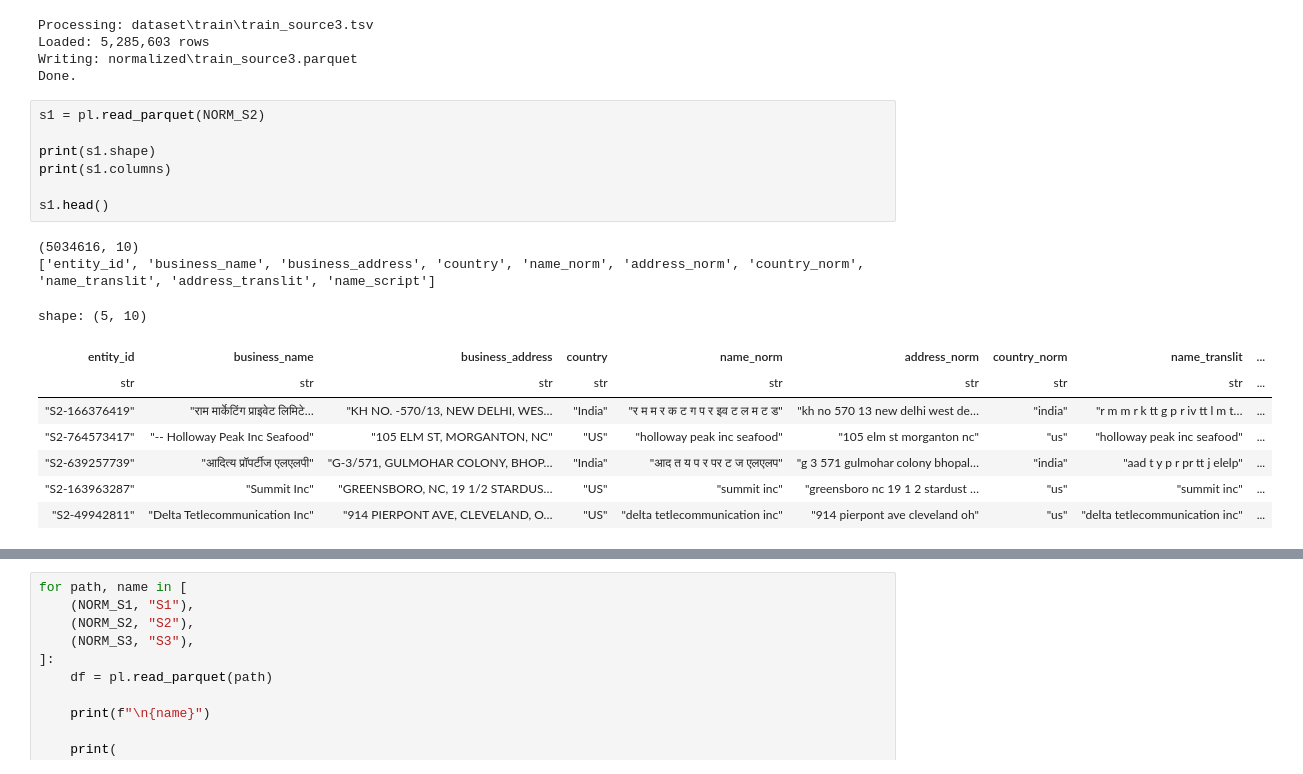
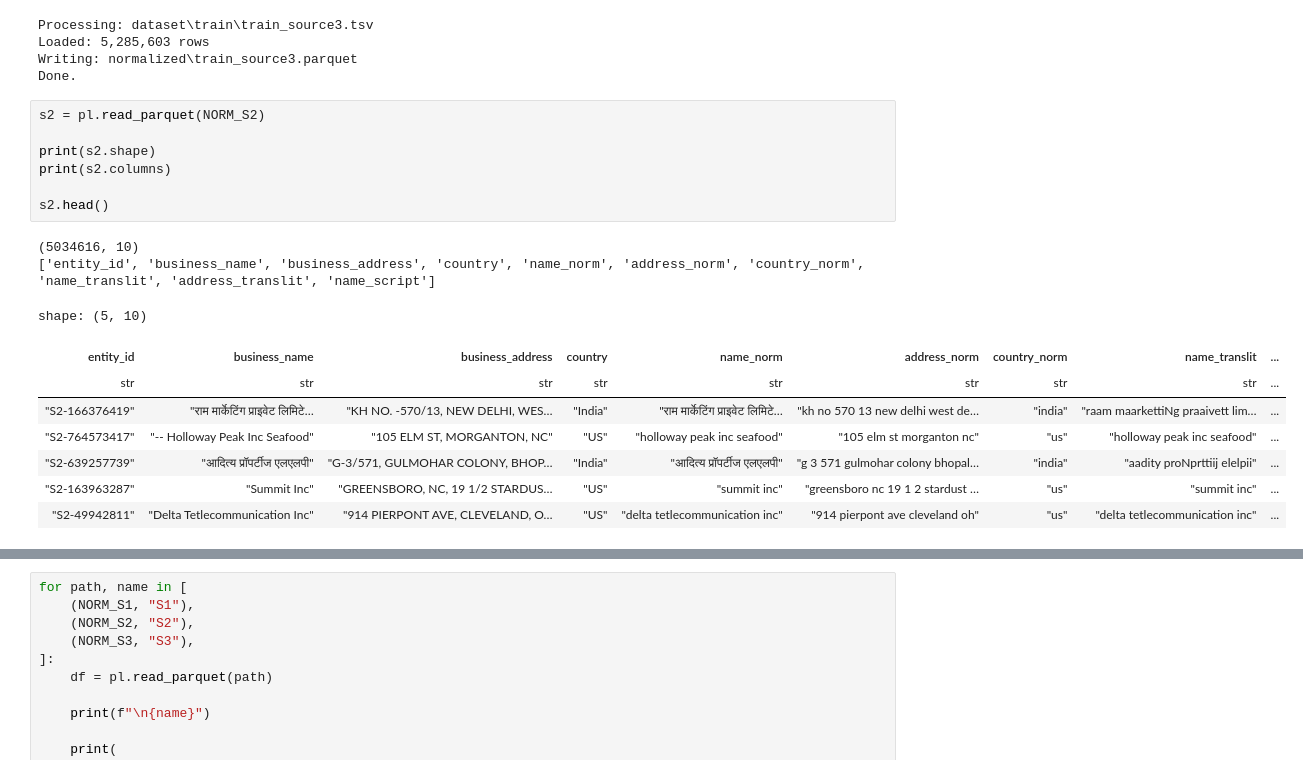
Before and after one commit to Krishwall/business_entity_resolution, a Jupyter notebook: business_train.ipynb, the cells around one changed output, grey strips where cells are left out. Drawn from its saved outputs; the diff is of its cells as text.

```diff
--- a/business_train.ipynb
+++ b/business_train.ipynb
@@ -463,21 +463,21 @@ Loaded: 5,285,603 rows
 Writing: normalized\train_source3.parquet
 Done.
 # %%
-s1 = pl.read_parquet(NORM_S2)
+s2 = pl.read_parquet(NORM_S2)
 
-print(s1.shape)
-print(s1.columns)
+print(s2.shape)
+print(s2.columns)
 
-s1.head()
+s2.head()
 # %% [output]
 (5034616, 10)
 ['entity_id', 'business_name', 'business_address', 'country', 'name_norm', 'address_norm', 'country_norm', 'name_translit', 'address_translit', 'name_script']
 shape: (5, 10)
 | entity_id | business_name | business_address | country | name_norm | address_norm | country_norm | name_translit | ... |
 | str | str | str | str | str | str | str | str | ... |
-| "S2-166376419" | "राम मार्केटिंग प्राइवेट लिमिटे… | "KH NO. -570/13, NEW DELHI, WES… | "India" | "र म म र क ट ग प र इव ट ल म ट ड" | "kh no 570 13 new delhi west de… | "india" | "r m m r k tt g p r iv tt l m t… | ... |
+| "S2-166376419" | "राम मार्केटिंग प्राइवेट लिमिटे… | "KH NO. -570/13, NEW DELHI, WES… | "India" | "राम मार्केटिंग प्राइवेट लिमिटे… | "kh no 570 13 new delhi west de… | "india" | "raam maarkettiNg praaivett lim… | ... |
 | "S2-764573417" | "-- Holloway Peak Inc Seafood" | "105 ELM ST, MORGANTON, NC" | "US" | "holloway peak inc seafood" | "105 elm st morganton nc" | "us" | "holloway peak inc seafood" | ... |
-| "S2-639257739" | "आदित्य प्रॉपर्टीज एलएलपी" | "G-3/571, GULMOHAR COLONY, BHOP… | "India" | "आद त य प र पर ट ज एलएलप" | "g 3 571 gulmohar colony bhopal… | "india" | "aad t y p r pr tt j elelp" | ... |
+| "S2-639257739" | "आदित्य प्रॉपर्टीज एलएलपी" | "G-3/571, GULMOHAR COLONY, BHOP… | "India" | "आदित्य प्रॉपर्टीज एलएलपी" | "g 3 571 gulmohar colony bhopal… | "india" | "aadity proNprttiij elelpii" | ... |
 | "S2-163963287" | "Summit Inc" | "GREENSBORO, NC, 19 1/2 STARDUS… | "US" | "summit inc" | "greensboro nc 19 1 2 stardust … | "us" | "summit inc" | ... |
 | "S2-49942811" | "Delta Tetlecommunication Inc" | "914 PIERPONT AVE, CLEVELAND, O… | "US" | "delta tetlecommunication inc" | "914 pierpont ave cleveland oh" | "us" | "delta tetlecommunication inc" | ... |
 # %%
```
Also changed, not shown: parts of 5 cells of this notebook.
